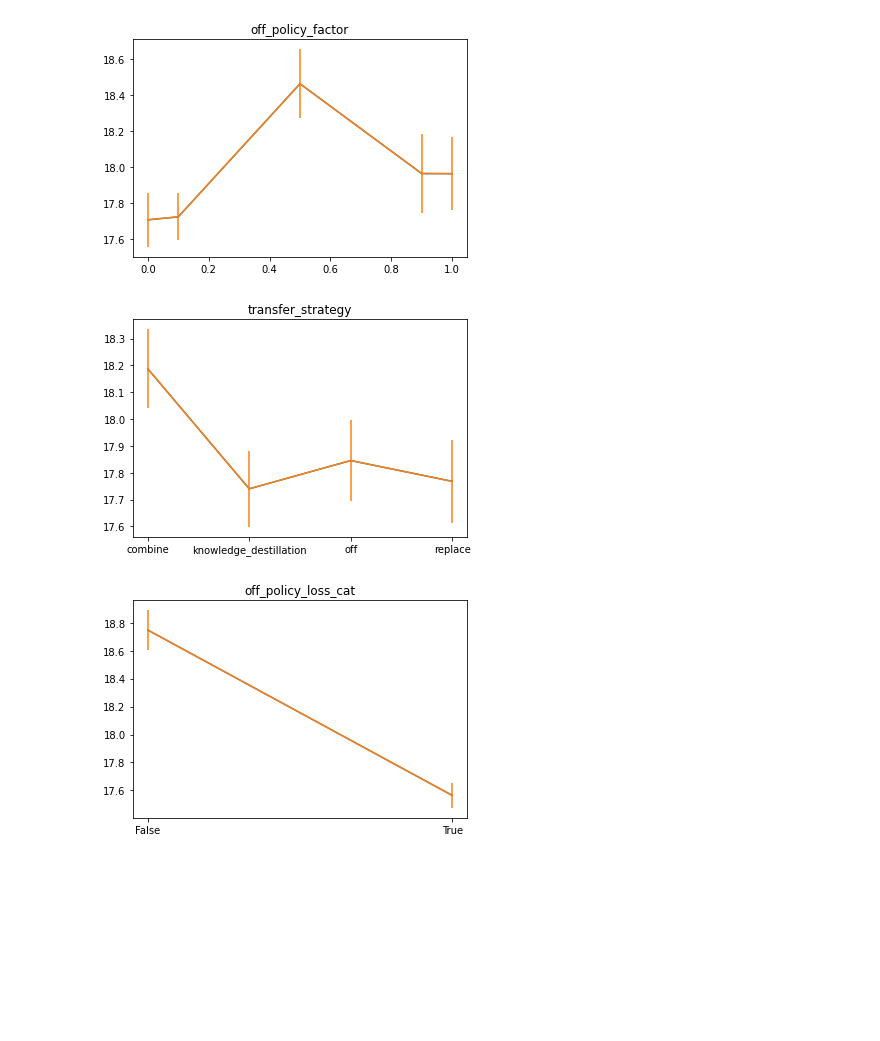
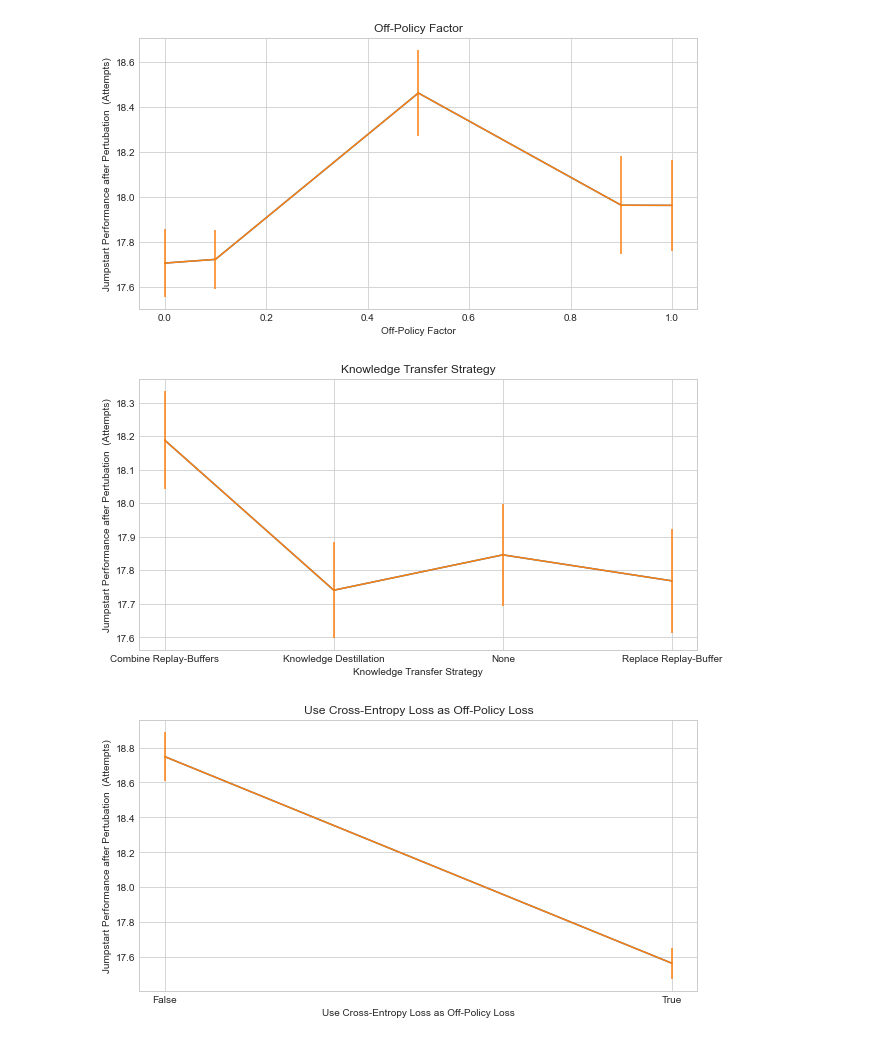
Before and after one commit to hpi-sam/MARL-TransferLearning, a Jupyter notebook: src/eval/evaluation.ipynb, the cells around one changed output. Saved outputs shown, nothing was run; the diff lists cells and outputs as text; code cells hidden in the pictures; blank space fills up the shorter version.

```diff
--- a/src/eval/evaluation.ipynb
+++ b/src/eval/evaluation.ipynb
@@ -1,8 +1,16 @@
+# %%
+renames = {
+    'off_policy_factor': "Off-Policy Factor",'transfer_strategy': "Knowledge Transfer Strategy",'off_policy_loss_cat': "Use Cross-Entropy Loss as Off-Policy Loss",'retrain_cat': "Use Cross-Entropy Loss while Retraining",'n_retrain': "Number of Iterations while Retraining",'batch_size': "Batch Size",'sampling': "Replay-Buffer Sampling Strategy",'use_exploration': "Sample Action from Prob. Distribution"
+}
+strategies = {"combine": "Combine Replay-Buffers", "replace": "Replace Replay-Buffer", "off": "None", "knowledge_destillation": "Knowledge Destillation"}
 # %%
 import pandas as pd
 import numpy as np
 import matplotlib.pyplot as plt
+plt.style.use('seaborn-whitegrid')
 data = pd.read_csv('performance.csv')
+# %%
+data["transfer_strategy"] = list(map(lambda x: strategies[x], data["transfer_strategy"].to_list()))
 # %%
 NEW_INJECTION_EPISODE = 95
 CONVERGENCE_THRESHOLD = 1.5
@@ -30,36 +38,44 @@ grouped = data.groupby(['off_policy_factor', 'transfer_strategy', 'off_policy_lo
 results = []
 for index, group in grouped:
     result = dict((x, y) for x, y in zip(s, index))
-    result['episodes_to_convergence'] = episodes_to_convergence(group, 100)
-    result['jumpstart_performance_after_conv'] = jumpstart_performance(group, 95)
-    result['transfer_ratio'] = transfer_ratio(group)
+    result['Episodes to Convergence after Pertubation '] = episodes_to_convergence(group, 100)
+    result['Jumpstart Performance after Pertubation  (Attempts)'] = jumpstart_performance(group, 95)
+    result['Transfer Ratio'] = transfer_ratio(group)
     results.append(result)
 df = pd.DataFrame.from_records(results)
 # %%
-
-
 def inversed_quantile(df: pd.DataFrame, columnName, quantile, mode):
     if isinstance(df, pd.Series):
         df = df.sort_values(ascending=False)
     else:
         df =df.sort_values(columnName, ascending=False)
     return df.iloc[int(quantile*len(df)):].mean() if mode=='mean' else df.iloc[int(quantile*len(df)):].sem()
 
 def plot_effect_of_hyperparameters(df: pd.DataFrame, metric: str):
     df.sort_values(metric)
     for el in s:
-        performance_data_mean = df[df['use_exploration']==False][[el, metric]].groupby(el).aggregate(lambda x :inversed_quantile(x, metric, 0.9, mode='mean')).reset_index()
-        performance_data_variance = df[df['use_exploration']==False][[el, metric]].groupby(el).aggregate(lambda x :inversed_quantile(x, metric, 0.9, mode='variance')).reset_index()
+        if el == "use_exploration":
+            thisdf = df
+        else:
+            thisdf = df[df['use_exploration']==False]
+        performance_data_mean = thisdf[[el, metric]].groupby(el).aggregate(lambda x :inversed_quantile(x, metric, 0.9, mode='mean')).reset_index()
+        performance_data_variance = thisdf[[el, metric]].groupby(el).aggregate(lambda x :inversed_quantile(x, metric, 0.9, mode='variance')).reset_index()
 
+        el = renames[el]
+        performance_data_mean = performance_data_mean.rename(renames, axis=1)
+        performance_data_variance = performance_data_variance.rename(renames, axis=1)
+        plt.figure(figsize=(10,5))
         plt.plot(performance_data_mean[el], performance_data_mean[metric])
         plt.errorbar(performance_data_mean[el], performance_data_mean[metric], yerr=performance_data_variance[metric])
+        plt.ylabel(metric)
+        plt.xlabel(el)
 
         if isinstance(performance_data_mean[el][0], (str, np.bool_)):
             plt.xticks(range(len(performance_data_mean[el])), performance_data_mean[el])
         plt.title(el)
         plt.show()
-plot_effect_of_hyperparameters(df, 'jumpstart_performance_after_conv')
+plot_effect_of_hyperparameters(df, 'Jumpstart Performance after Pertubation  (Attempts)')
 # %% [output]
-[figure, old version]
+[figure, new version]
-[figure, old version]
+[figure, new version]
-[figure, old version]
+[figure, new version]
```
Also changed, not shown: parts of 2 cells of this notebook.
